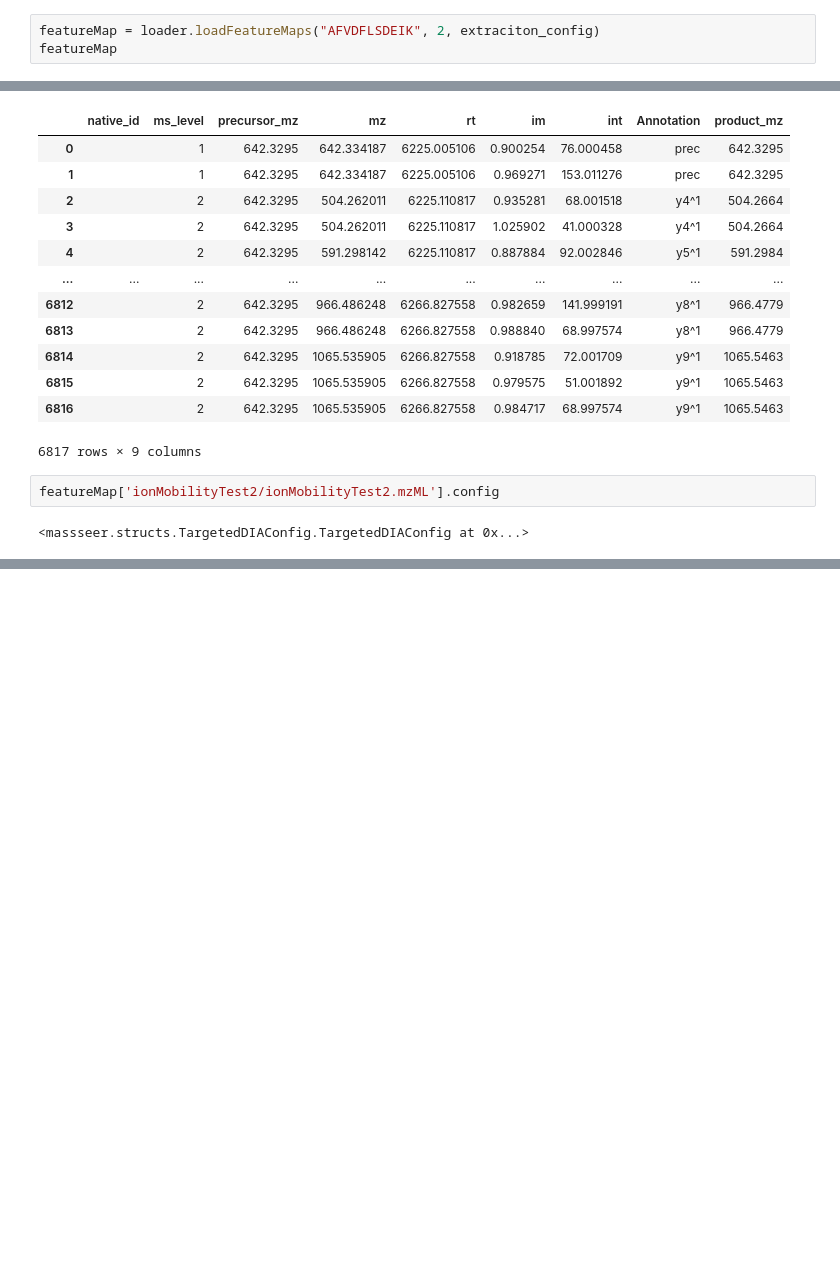
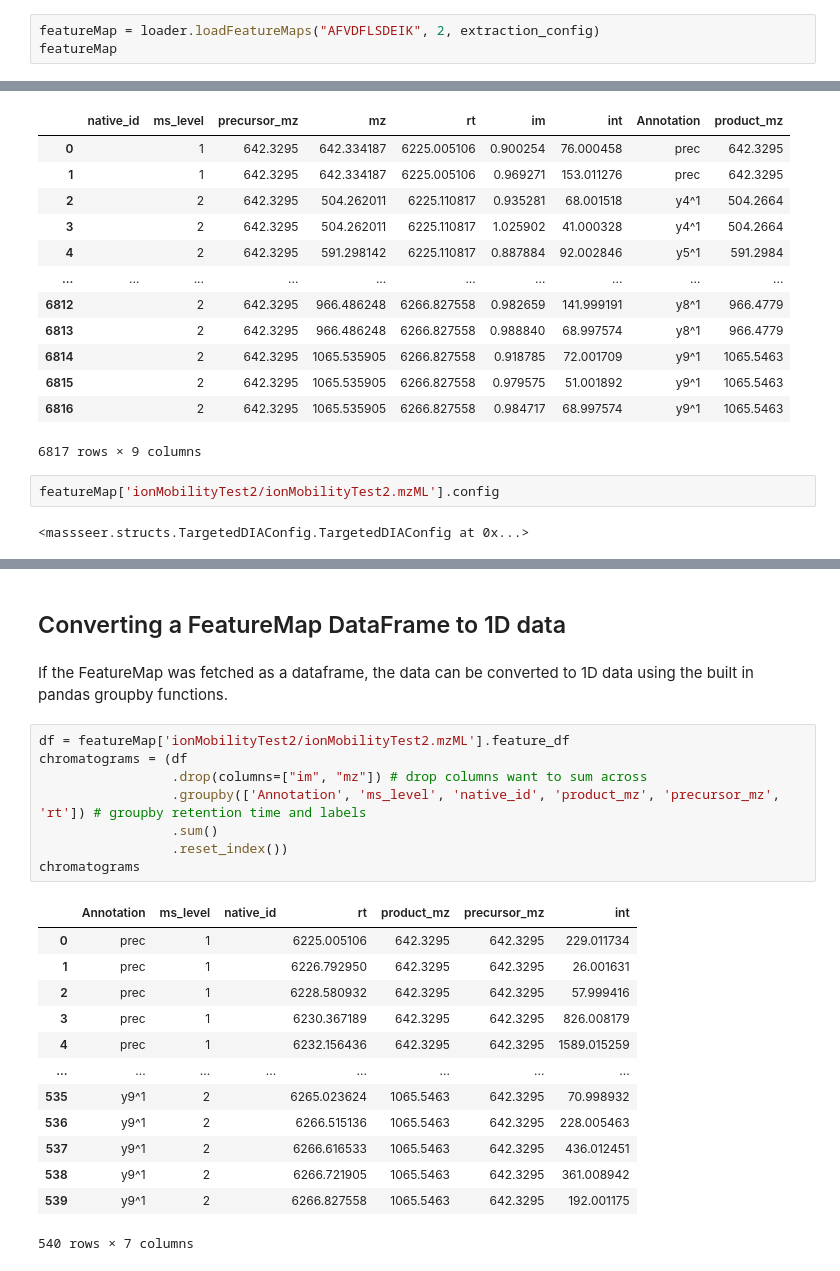
Before and after one commit to Roestlab/massdash, a Jupyter notebook: docs/nbs/Loading Spectrum Data.ipynb, the cells around one changed output, grey strips where cells are left out. Drawn from its saved outputs; the diff is of its cells as text; blank space fills up the shorter version.

```diff
--- a/docs/nbs/Loading Spectrum Data.ipynb
+++ b/docs/nbs/Loading Spectrum Data.ipynb
@@ -113,7 +116,7 @@ The primary datatype that is fetched from a :py:class:`~structs.FeatureMap` whic
 # %% [raw]
 The FeatureMap object can be loaded using the :py:func:`~loaders.GenericSpectrumLoader.loadFeatureMaps` method as demonstrated below.
 # %%
-featureMap = loader.loadFeatureMaps("AFVDFLSDEIK", 2, extraciton_config)
+featureMap = loader.loadFeatureMaps("AFVDFLSDEIK", 2, extraction_config)
 featureMap
 # %% [output]
 {'ionMobilityTest2/ionMobilityTest2.mzML': <massseer.structs.FeatureMap.FeatureMap at 0x...>}
@@ -146,0 +179,26 @@ featureMap['ionMobilityTest2/ionMobilityTest2.mzML'].config
+# %% [markdown]
+## Converting a FeatureMap DataFrame to 1D data
+# %% [markdown]
+If the FeatureMap was fetched as a dataframe, the data can be converted to 1D data using the built in pandas groupby functions.
+# %%
+df = featureMap['ionMobilityTest2/ionMobilityTest2.mzML'].feature_df
+chromatograms = (df
+                 .drop(columns=["im", "mz"]) # drop columns want to sum across
+                 .groupby(['Annotation', 'ms_level', 'native_id', 'product_mz', 'precursor_mz', 'rt']) # groupby retention time and labels
+                 .sum()
+                 .reset_index())
+chromatograms
+# %% [output]
+|  | Annotation | ms_level | native_id | rt | product_mz | precursor_mz | int |
+| 0 | prec | 1 |  | 6225.005106 | 642.3295 | 642.3295 | 229.011734 |
+| 1 | prec | 1 |  | 6226.792950 | 642.3295 | 642.3295 | 26.001631 |
+| 2 | prec | 1 |  | 6228.580932 | 642.3295 | 642.3295 | 57.999416 |
+| 3 | prec | 1 |  | 6230.367189 | 642.3295 | 642.3295 | 826.008179 |
+| 4 | prec | 1 |  | 6232.156436 | 642.3295 | 642.3295 | 1589.015259 |
+| ... | ... | ... | ... | ... | ... | ... | ... |
+| 535 | y9^1 | 2 |  | 6265.023624 | 1065.5463 | 642.3295 | 70.998932 |
+| 536 | y9^1 | 2 |  | 6266.515136 | 1065.5463 | 642.3295 | 228.005463 |
+| 537 | y9^1 | 2 |  | 6266.616533 | 1065.5463 | 642.3295 | 436.012451 |
+| 538 | y9^1 | 2 |  | 6266.721905 | 1065.5463 | 642.3295 | 361.008942 |
+| 539 | y9^1 | 2 |  | 6266.827558 | 1065.5463 | 642.3295 | 192.001175 |
+540 rows × 7 columns
```
Also changed, not shown: parts of 12 cells of this notebook, 1 other file.
